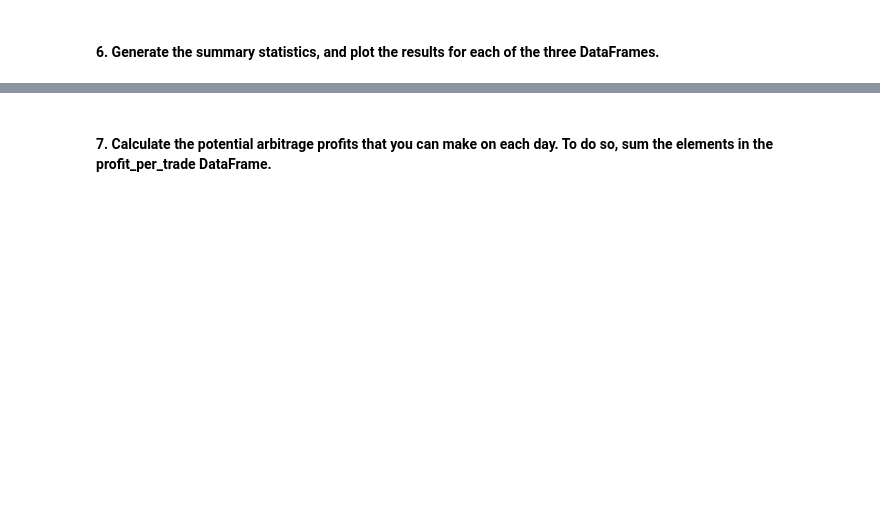
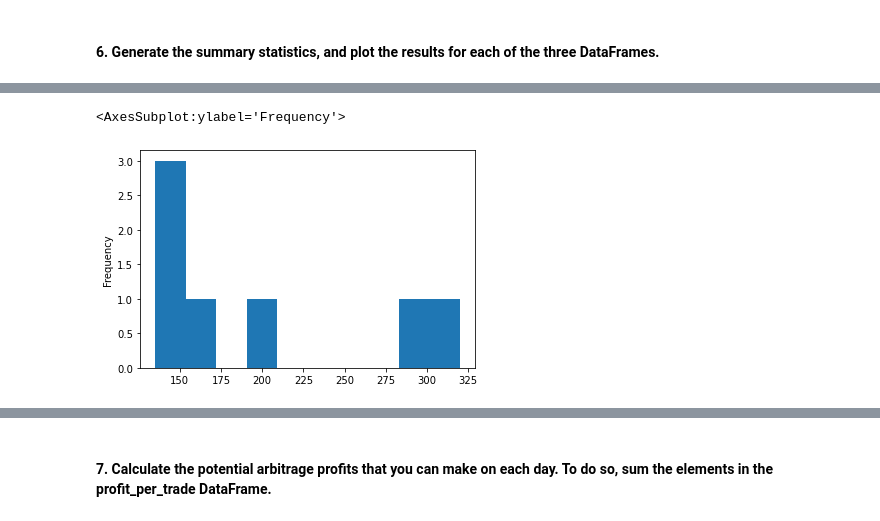
Before and after one commit to stipptracie/Module3_Challenge_Bitcoin, a Jupyter notebook: crypto_arbitrage.ipynb, the cells around one changed output, grey strips where cells are left out. Cells and saved outputs as stored; diff of their text form; code cells hidden in the pictures; blank space fills up the shorter version.

```diff
--- a/crypto_arbitrage.ipynb
+++ b/crypto_arbitrage.ipynb
@@ -627,10 +643,13 @@ Name: Close, dtype: float64
 # %%
 # For the date early in the dataset, calculate the potential profit per trade in dollars
 # Multiply the profitable trades by the cost of the Bitcoin that was purchased
-profit_early = # YOUR CODE HERE
+profit_early = profitable_trades_early * bitstamp_firstday.loc['2018-01-01 00:00:00':'2018-01-31 23:59:00']
+# YOUR CODE HERE
 
 # Drop any missing values from the profit DataFrame
-profit_per_trade_early = # YOUR CODE HERE
+profit_per_trade_early = profit_early.dropna()
+# YOUR CODE HERE
 
 # View the early profit DataFrame
 # YOUR CODE HERE
+profit_per_trade_early
@@ -642,3 +733,7 @@ profit_per_trade_early = # YOUR CODE HERE
 # %%
 # Plot the results for the early profit per trade DataFrame
 # YOUR CODE HERE
+profit_per_trade_early.plot(kind='hist')
+# %% [output]
+<AxesSubplot:ylabel='Frequency'>
+[figure, added]
```
Also changed, not shown: parts of 29 cells of this notebook.
